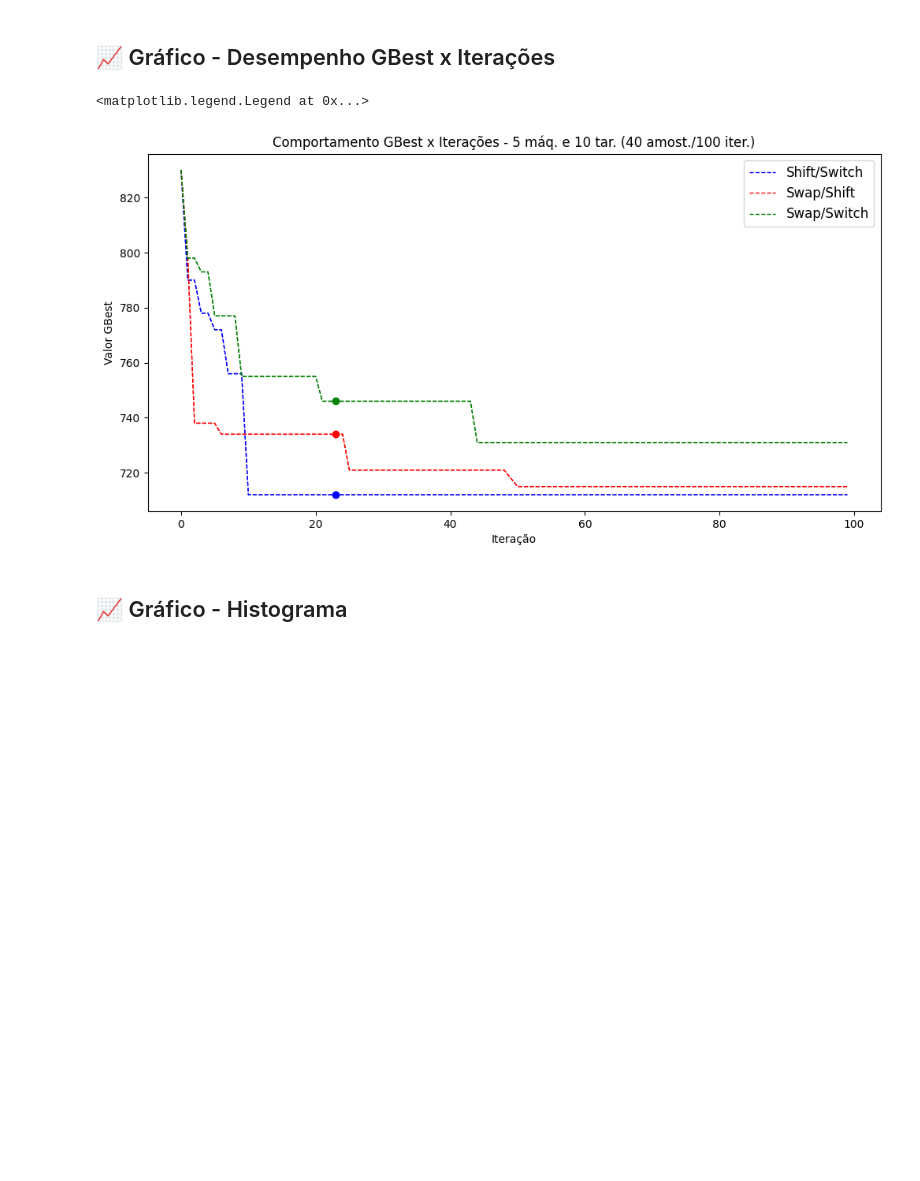
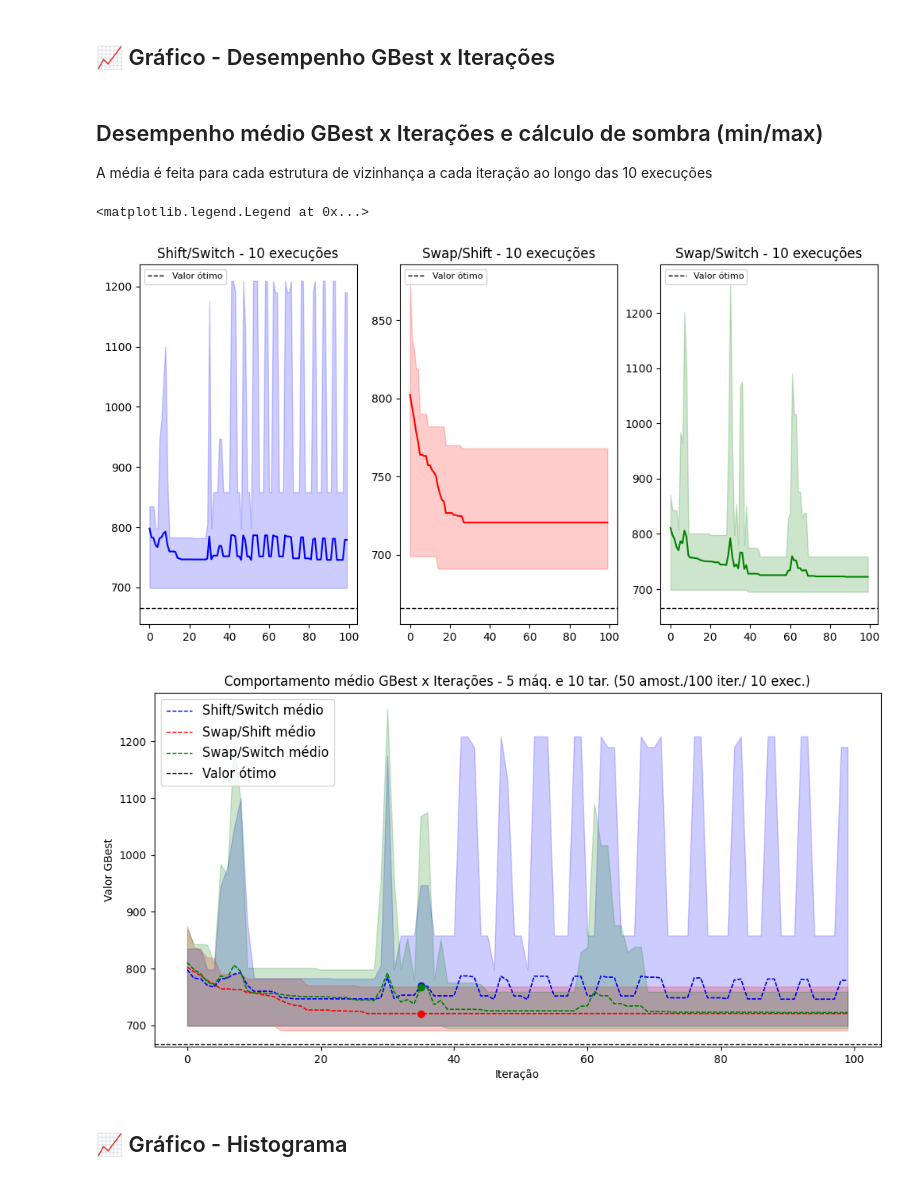
Before and after one commit to diogo-dpa/TCC-Projeto-UFMG, a Jupyter notebook: projeto.ipynb, the cells around one changed output. Drawn from its saved outputs; the diff is of its cells as text; code cells hidden in the pictures; blank space fills up the shorter version.

Commit message:
Cálculo de comport. médio GBest x Iter. e gráficos relacionados (indiv. e completo), correção de bug em it[0]

```diff
--- a/projeto.ipynb
+++ b/projeto.ipynb
@@ -340,7 +341,7 @@ for exec_time_it in range(0, executionTimeQuantity):
         velocityMatrixAux = copyArray(initialVelocityMatrixAux)
 
         # Method Proposed
-        for it in range(1, iterations):
+        for it in range(0, iterations):
             # print('Iteração {}'.format(it))
             for amostra in range(0, numberOfParticles):
                 # Apply VND if the iteration is the drawn
@@ -357,7 +358,6 @@ for exec_time_it in range(0, executionTimeQuantity):
                     [fitness, newPositionVector] = applyVNDMethod(neighborhoodStructures[ns_it][1], positionMatrixAux[amostra], tasks, machines, bestPersonalFitness[amostra], dadosFormatados)
                     # Update the value
                     bestPersonalFitness[amostra] = compareFitnessAndReplaceOrNot(bestPersonalFitness[amostra], fitness, newPositionVector, bestPersonalPositionVector[amostra])[0]
-
 
                     bestPersonalFitness[amostra] = compareFitnessAndReplaceOrNot(bestPersonalFitness[amostra], fitness, newPositionVector, bestPersonalPositionVector[amostra])[0]
 
@@ -421,38 +421,70 @@ Initial bestGlobalFitness 830.0
 # %% [markdown]
 ## Erro Relativo Percentual e médio para cada NS
 # %%
-executionTimeArrayStore = executionTimeArrayStore.reshape(sizeNeighborhoodStructure, iterations, executionTimeQuantity)
+executionTimeArrayStoreCopy = executionTimeArrayStore.reshape(sizeNeighborhoodStructure, iterations, executionTimeQuantity)
 relativeErrorPercentage = np.zeros((sizeNeighborhoodStructure, executionTimeQuantity))
 meanRelativeErrorPercentage = np.zeros(sizeNeighborhoodStructure)
 Percentage = 100
 
 for ns_it in range(0, sizeNeighborhoodStructure):
-    for it in range(0, executionTimeQuantity):
-        relativeErrorPercentage[ns_it][it] = ((executionTimeArrayStore[ns_it][iterations - 1][it] - optimalValueArrayJSSPInstance[JSSPInstance])/optimalValueArrayJSSPInstance[JSSPInstance])*Percentage
+    for exec_it in range(0, executionTimeQuantity):
+        relativeErrorPercentage[ns_it][exec_it] = ((executionTimeArrayStoreCopy[ns_it][iterations - 1][exec_it] - optimalValueArrayJSSPInstance[JSSPInstance])/optimalValueArrayJSSPInstance[JSSPInstance])*Percentage
 
 for ns_it in range(0, sizeNeighborhoodStructure):
     meanRelativeErrorPercentage[ns_it] = relativeErrorPercentage[ns_it].mean()
 # %% [markdown]
 ## 📈 Gráfico - Desempenho GBest x Iterações
+# %% [markdown]
+## Desempenho médio GBest x Iterações e cálculo de sombra (min/max)
+A média é feita para cada estrutura de vizinhança a cada iteração ao longo das 10 execuções
+# %%
+meanBestGlobalFitnessArrayPerIteration = np.zeros((sizeNeighborhoodStructure, iterations))
+minBestGlobalFitnessArrayPerIteration = np.zeros((sizeNeighborhoodStructure, iterations))
+maxBestGlobalFitnessArrayPerIteration = np.zeros((sizeNeighborhoodStructure, iterations))
+
+for ns_it in range(0, sizeNeighborhoodStructure):
+    for it in range(0, iterations):
+        meanBestGlobalFitnessArrayPerIteration[ns_it][it] = executionTimeArrayStore[ns_it][it][:].mean()
+        minBestGlobalFitnessArrayPerIteration[ns_it][it] = executionTimeArrayStore[ns_it][it][:].min()
+        maxBestGlobalFitnessArrayPerIteration[ns_it][it] = executionTimeArrayStore[ns_it][it][:].max()
 # %%
 x = np.arange(iterations)
 y = np.zeros((sizeNeighborhoodStructure, iterations))
-
-fig, axes = plt.subplots(figsize=(12,6), dpi=100)
-
-for it in range(0, sizeNeighborhoodStructure):
-    y[it] = bestGlobalFitnessArray[it][:]
-    axes.plot(x, y[it], color=colors[it], lw=1, ls='--', label=neighborhoodStructuresLiteral[it])
-    axes.plot(x, y[it], color=colors[it], lw=1, ls='--', marker='o', markevery=[iterationChoosen])
+ymin = np.zeros((sizeNeighborhoodStructure, iterations))
+ymax = np.zeros((sizeNeighborhoodStructure, iterations))
 
 
-axes.set_xlabel('Iteração')
-axes.set_ylabel('Valor GBest')
-axes.set_title('Comportamento GBest x Iterações - {} máq. e {} tar. ({} amost./{} iter.)'.format(machines, tasks, numberOfParticles, iterations))
-axes.legend(fontsize=12)
+figHist, axesHist = plt.subplots(1, sizeNeighborhoodStructure, figsize=(12,6), dpi=100)
+
+for ns_it in range(0, sizeNeighborhoodStructure):
+    y[ns_it] = meanBestGlobalFitnessArrayPerIteration[ns_it][:]
+    ymin[ns_it] = minBestGlobalFitnessArrayPerIteration[ns_it][:]
+    ymax[ns_it] = maxBestGlobalFitnessArrayPerIteration[ns_it][:]
+    axesHist[ns_it].plot(x, y[ns_it,:], color=colors[ns_it])
+    axesHist[ns_it].fill_between(x, ymin[ns_it], ymax[ns_it], color=colors[ns_it], alpha=0.2)
+    axesHist[ns_it].axhline(optimalValueArrayJSSPInstance[JSSPInstance], color='k', linestyle='dashed', linewidth=1, label='Valor ótimo')
+    axesHist[ns_it].set_title('{} - {} execuções'.format(neighborhoodStructuresLiteral[ns_it], executionTimeQuantity))
+    axesHist[ns_it].legend(fontsize=8, loc='upper left')
+
+
+# Full Figure
+figComplete, axesCompleteFig = plt.subplots(figsize=(12,6), dpi=100)
+
+for ns_it in range(0, sizeNeighborhoodStructure):
+    axesCompleteFig.plot(x, y[ns_it], color=colors[ns_it], lw=1, ls='--', label="{} médio".format(neighborhoodStructuresLiteral[ns_it]))
+    axesCompleteFig.fill_between(x, ymin[ns_it], ymax[ns_it], color=colors[ns_it], alpha=0.2)
+    axesCompleteFig.plot(x, y[ns_it], color=colors[ns_it], lw=1, ls='--', marker='o', markevery=[iterationChoosen])
+
+axesCompleteFig.axhline(optimalValueArrayJSSPInstance[JSSPInstance], color='k', linestyle='dashed', linewidth=1, label='Valor ótimo')
+
+axesCompleteFig.set_xlabel('Iteração')
+axesCompleteFig.set_ylabel('Valor GBest')
+axesCompleteFig.set_title('Comportamento médio GBest x Iterações - {} máq. e {} tar. ({} amost./{} iter./ {} exec.)'.format(machines, tasks, numberOfParticles, iterations, executionTimeQuantity))
+axesCompleteFig.legend(fontsize=12, loc='upper left')
 # %% [output]
 <matplotlib.legend.Legend at 0x...>
-[figure, old version]
+[figure, new version]
+[figure, added]
 # %% [markdown]
 ## 📈 Gráfico - Histograma
 # %%
```
Also changed, not shown: parts of 5 cells of this notebook, 2 other files.
